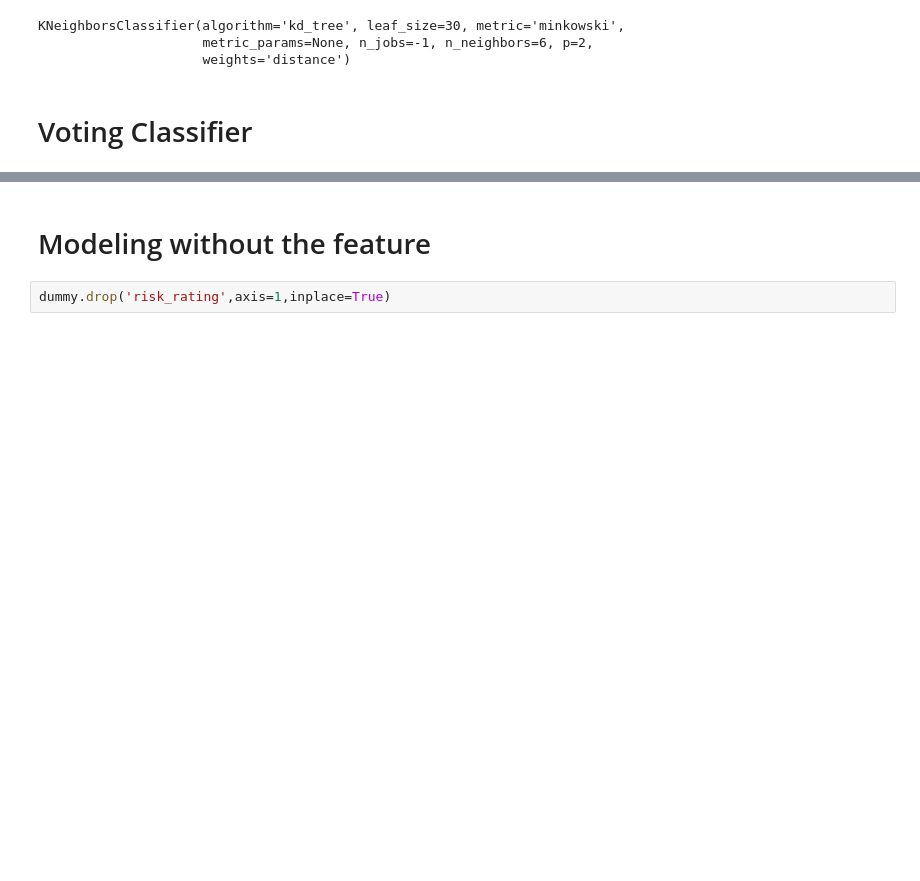
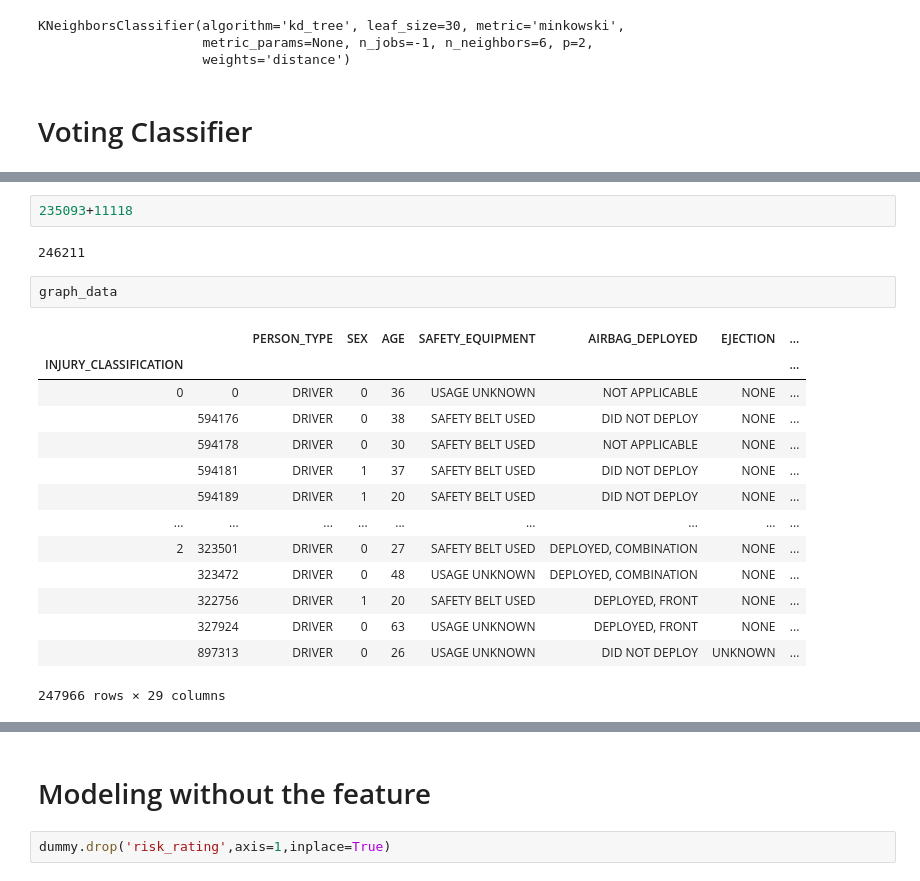
Before and after one commit to jdanielkim/carcrash_MOD3, a Jupyter notebook: Draft_4.ipynb, the cells around one changed output, grey strips where cells are left out. Saved outputs shown, nothing was run; the diff lists cells and outputs as text; blank space fills up the shorter version.

```diff
--- a/Draft_4.ipynb
+++ b/Draft_4.ipynb
@@ -1536,0 +1563,21 @@ Confusion matrix, without normalization
+# %%
+235093+11118
+# %% [output]
+246211
+# %%
+graph_data
+# %% [output]
+|  |  | PERSON_TYPE | SEX | AGE | SAFETY_EQUIPMENT | AIRBAG_DEPLOYED | EJECTION | ... |
+| INJURY_CLASSIFICATION |  |  |  |  |  |  |  | ... |
+| 0 | 0 | DRIVER | 0 | 36 | USAGE UNKNOWN | NOT APPLICABLE | NONE | ... |
+|  | 594176 | DRIVER | 0 | 38 | SAFETY BELT USED | DID NOT DEPLOY | NONE | ... |
+|  | 594178 | DRIVER | 0 | 30 | SAFETY BELT USED | NOT APPLICABLE | NONE | ... |
+|  | 594181 | DRIVER | 1 | 37 | SAFETY BELT USED | DID NOT DEPLOY | NONE | ... |
+|  | 594189 | DRIVER | 1 | 20 | SAFETY BELT USED | DID NOT DEPLOY | NONE | ... |
+| ... | ... | ... | ... | ... | ... | ... | ... | ... |
+| 2 | 323501 | DRIVER | 0 | 27 | SAFETY BELT USED | DEPLOYED, COMBINATION | NONE | ... |
+|  | 323472 | DRIVER | 0 | 48 | USAGE UNKNOWN | DEPLOYED, COMBINATION | NONE | ... |
+|  | 322756 | DRIVER | 1 | 20 | SAFETY BELT USED | DEPLOYED, FRONT | NONE | ... |
+|  | 327924 | DRIVER | 0 | 63 | USAGE UNKNOWN | DEPLOYED, FRONT | NONE | ... |
+|  | 897313 | DRIVER | 0 | 26 | USAGE UNKNOWN | DID NOT DEPLOY | UNKNOWN | ... |
+247966 rows × 29 columns
```
Also changed, not shown: parts of 27 cells of this notebook.
